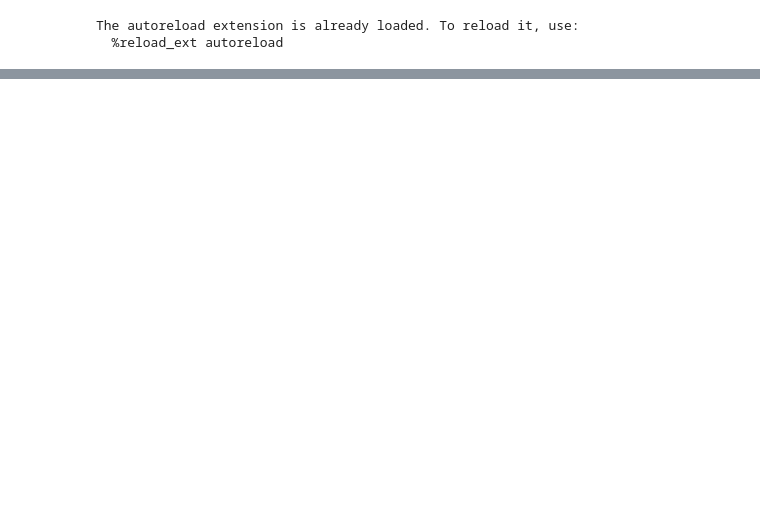
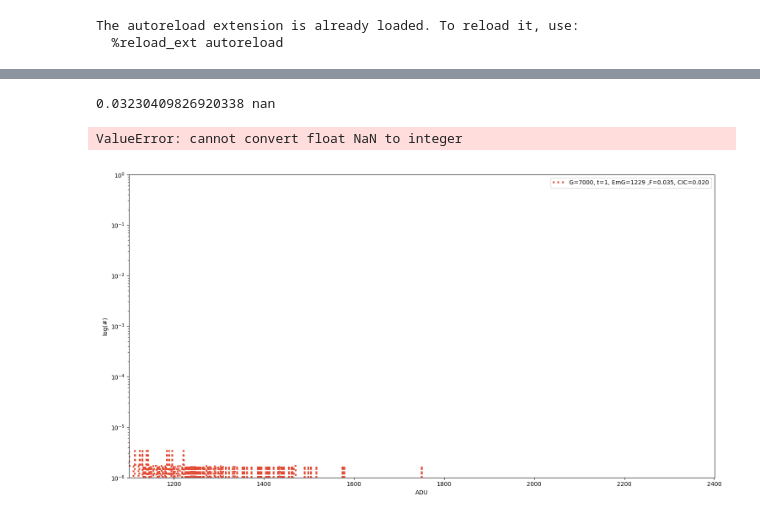
Before and after one commit to vpicouet/notebooks, a Jupyter notebook: EMCCD_model.ipynb, the cells around one changed output, grey strips where cells are left out. Saved outputs shown, nothing was run; the diff lists cells and outputs as text; code cells hidden in the pictures; blank space fills up the shorter version.

```diff
--- a/EMCCD_model.ipynb
+++ b/EMCCD_model.ipynb
@@ -238,8 +228,8 @@ for gain,ls,off in zip(gains,[':',':'],[0,2]):
         if (len(subcat)>0) & (int(gain)>0) :#& (int(texp) in [1,5,50,150]):
             bias=np.mean(subcat['bias_fit'])
             ron=np.mean(subcat['RON'])
-            EmGain=np.median(subcat['gain_ls'])
-            flux=np.median(subcat['flux_ls'])
+            EmGain=np.median(subcat[gain_f])
+            flux=np.median(subcat[flux_f])
 
             l = 'G=%s, t=%s, EmG=%i ,F=%0.3f, CIC=%0.3f'%(gain,texp,EmGain,flux,cic)
             x,y = np.mean(np.array(subcat['bins']),axis=0), np.median(np.array(subcat['hist']),axis=0)#)
@@ -266,8 +256,8 @@ fig.tight_layout()
 
 bias = np.mean(cat['bias'])
 RN= np.mean(cat['RON'])
-Emgain= np.mean(cat['gain_ls'][cat['EMGAIN']==gains])
-flux1, flux2= np.mean(cat['flux_ls'][(cat['EMGAIN']==gains) & (cat['EXPTIME']==texps[0])]), np.mean(cat['flux_ls'][(cat['EMGAIN']==gains) & (cat['EXPTIME']==texps[-1])])
+Emgain= np.mean(cat[gain_f][cat['EMGAIN']==gains])
+flux1, flux2= np.mean(cat[flux_f][(cat['EMGAIN']==gains) & (cat['EXPTIME']==texps[0])]), np.mean(cat[flux_f][(cat['EMGAIN']==gains) & (cat['EXPTIME']==texps[-1])])
 CIC1, CIC2= np.mean(cat['sCIC_ls'][(cat['EMGAIN']==gains) & (cat['EXPTIME']==texps[0])]), np.mean(cat['sCIC_ls'][(cat['EMGAIN']==gains) & (cat['EXPTIME']==texps[-1])])
 
 print(flux1, flux2)
@@ -277,33 +267,37 @@ anal1=ax.semilogy(x,y1/y1.sum(),c='b',label='Analytical model')
 anal2=ax.semilogy(x,y2/y2.sum(),c='k',label='Analytical model')
 # stoch1=ax.semilogy(x,10**EMCCDhist(x, bias=1200, RN=RN, EmGain=emgain, flux=flux, smearing=smearing1, sCIC=sCIC),':',c='b',label='Stochastical model')
 # stoch2=ax.semilogy(x,10**EMCCDhist(x, bias=1200, RN=RN, EmGain=emgain, flux=flux, smearing=smearing2, sCIC=sCIC),':',c='k',label='Stochastical model')
 # print(x[np.argmax(y1)])
 # print(x[np.argmax(y2)])
 
 
 
 def view_image( RN, EmGain, flux_w, smearing, sCIC):#,SmearExpDecrement):
     # with widgets.Output():
     flux1, flux2 = flux_w
     RN1, RN2 = RN
     EmGain1, EmGain2 = EmGain
     smearing1,smearing2=smearing
     sCIC1,sCIC2=sCIC
     # exp1,exp2 = SmearExpDecrement
     # stoch1 = EMCCDhist(x, 1200, RN1, EmGain1, flux1, smearing1, sCIC1)#,SmearExpDecrement=10**exp1)
     # stoch2 = EMCCDhist(x, 1200, RN2, EmGain2, flux2, smearing2, sCIC2)#,SmearExpDecrement=10**exp2)
     anal1 = 10**EMCCD(x, bias, RN1, EmGain1, flux1, smearing1, sCIC1)#,SmearExpDecrement=10**exp1)
     anal2 = 10**EMCCD(x, bias, RN2, EmGain2, flux2, smearing2, sCIC2)#,SmearExpDecrement=10**exp2)
     ax.lines[-1].set_data(x,anal1/anal1.sum())
     ax.lines[-2].set_data(x,anal2/anal2.sum())
 
 
 rn_w = widgets.IntRangeSlider( min=0, max=200,value=[RN,RN], layout=Layout(width='500px'))
 gain_w = widgets.IntRangeSlider( min=500, max=1500,value=[Emgain,Emgain], layout=Layout(width='500px'))
 flux_w =  widgets.FloatRangeSlider(value=[flux1,flux2],min=0.001,max=1,step=0.001,readout_format='.2f', layout=Layout(width='500px'))
 smearing_w =  widgets.FloatRangeSlider( min=0.0, max=1,value=[0,0], layout=Layout(width='500px'),readout_format='.2f')
 sCIC_w =  widgets.FloatRangeSlider( min=0.0, max=1,value=[CIC1,CIC2], layout=Layout(width='500px'),readout_format='.2f',step=0.01)
 a = interact(view_image, RN=rn_w, EmGain=gain_w, flux_w=flux_w, smearing=smearing_w, sCIC=sCIC_w)#,SmearExpDecrement=widgets.FloatRangeSlider( min=3, max=5,value=[4,4], layout=Layout(width='500px')))
+# %% [output]
+0.03230409826920338 nan
+ValueError: cannot convert float NaN to integer
+[figure, added]
 # %%
 
 
```
Also changed, not shown: parts of 5 cells of this notebook, 11 other files.
